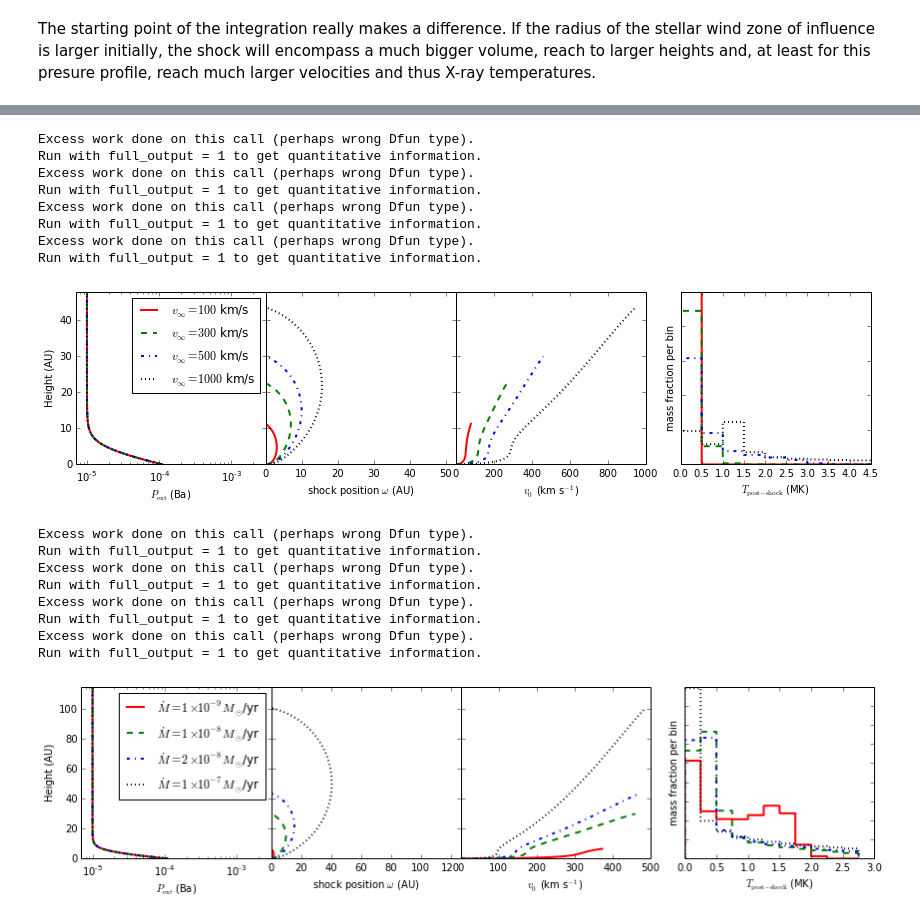
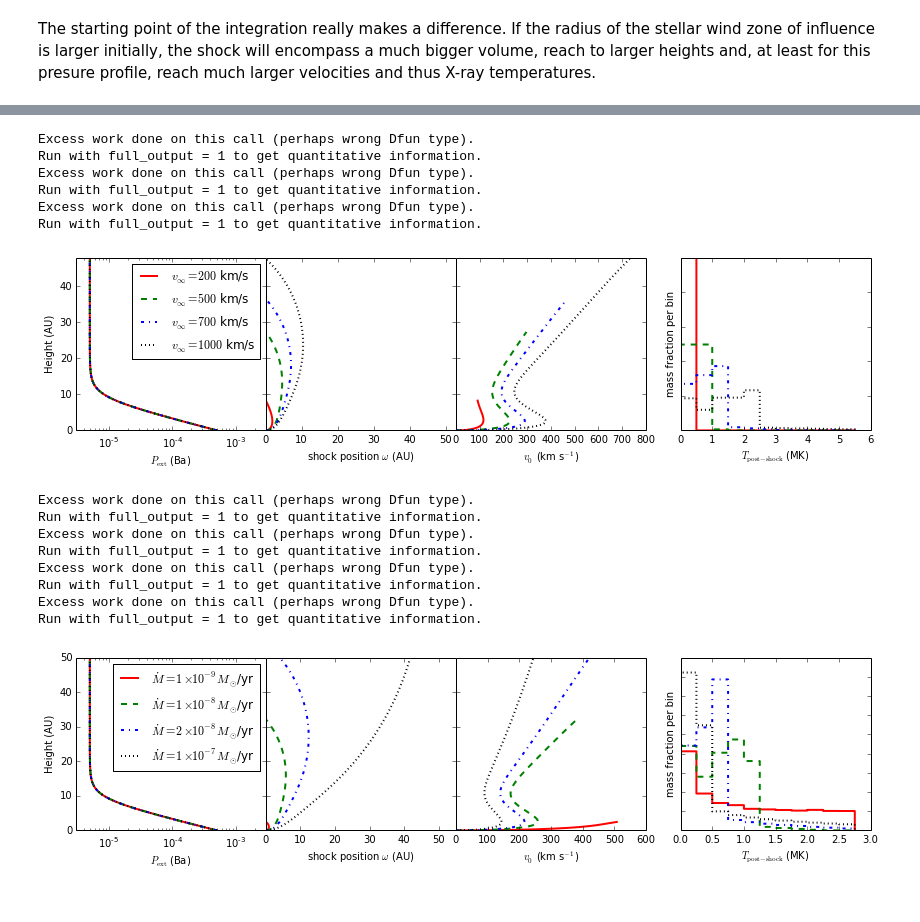
Before and after one commit to hamogu/RecollimationXrayCTTS, a Jupyter notebook: scripts/jet_recol_shocks.ipynb, the cells around one changed output, grey strips where cells are left out. Drawn from its saved outputs; the diff is of its cells as text; code cells hidden in the pictures.

Commit message:
Update fiducial model

```diff
--- a/scripts/jet_recol_shocks.ipynb
+++ b/scripts/jet_recol_shocks.ipynb
@@ -419,11 +423,11 @@ Run with full_output = 1 to get quantitative information.
 # %%
-p_fiducial = ExpPres(1e-4, 2, p_inf = 1e-5)
-v_fiducial = 5e7
+p_fiducial = ExpPres(5e-4, 2, p_inf = 5e-6)
+v_fiducial = 6e7
 mdot_fiducial = 6e17
 omega_fiducial = 0.01
 # %%
 ode = StellarWindShock(p_fiducial, v_fiducial, mdot_fiducial)
-z = np.arange(0,40., .01)
+z = np.arange(0,50., .01)
 
 fig, axes = StellarWindShock.setup_plot()
 
@@ -436,7 +440,7 @@ for omega0,c,l in zip([omega_fiducial, 0.1,2, ode.start()], 'rgbk',
 
 axes[3].set_ylim([0, None])
 axes[0].legend()
-axes[0].set_ylim([0,34])
+#axes[0].set_ylim([0,34])
 axes[0].set_xlim([3e-6,3e-3])
 set_aspect_equal(axes[1])
 
@@ -489,7 +493,7 @@ ax4.set_ylabel('mass fraction per bin')
 ax41.set_ylabel('mass fraction per bin')
 
 for h,c,l in zip([0.5,2,5,10], 'rgbk', ['solid', 'dashed', 'dashdot', 'dotted'] ):
-    pexp = ExpPres(1e-4, h, p_inf = 1e-5)
+    pexp = ExpPres(5e-4, h, p_inf = 5e-6)
     ode = StellarWindShock(pexp, v_fiducial, mdot_fiducial)
     ode.solve(omega_fiducial, z)
     ode.plot_params([ax11,ax21,ax31,ax41], label='$h={0}$ AU'.format(h),
@@ -498,7 +502,7 @@ for h,c,l in zip([0.5,2,5,10], 'rgbk', ['solid', 'dashed', 'dashdot', 'dotted']
 ax21.legend()
 
 for h,c,l in zip([0.5,2,5,10], 'rgbk', ['solid', 'dashed', 'dashdot', 'dotted'] ):
-    pexp = ExpPres(1e-4/h**1.5, h, p_inf = 1e-5)
+    pexp = ExpPres(5e-4/h**1.5, h, p_inf = 5e-6)
     ode = StellarWindShock(pexp, v_fiducial, mdot_fiducial)
     ode.solve(omega_fiducial, z)
     ode.plot_params([ax1,ax2,ax3,ax4], label='$h={0}$ AU'.format(h),
@@ -506,8 +510,8 @@ for h,c,l in zip([0.5,2,5,10], 'rgbk', ['solid', 'dashed', 'dashdot', 'dotted']
 
 ax3.set_ylim([0, None])
 ax2.set_xlim([0,None])
-ax1.set_ylim([0,34])
-ax1.set_xlim([7e-6,1e-4])
+#ax1.set_ylim([0,48])
+ax1.set_xlim([3e-6,3e-3])
 ax4.set_ylim([0,.89])
 set_aspect_equal(ax2)
 #set_aspect_equal(ax21)
@@ -538,19 +542,19 @@ z = np.arange(0,50., .01)
 
 fig, axes = StellarWindShock.setup_plot()
 
-for v,c,l in zip([1e7,3e7,5e7, 10e7], 'rgbk', ['solid', 'dashed', 'dashdot', 'dotted'] ):
+for v,c,l in zip([2e7,5e7,7e7, 10e7], 'rgbk', ['solid', 'dashed', 'dashdot', 'dotted'] ):
 
     ode = StellarWindShock(p_fiducial, v, mdot_fiducial)
     ode.solve(omega_fiducial, z)
     ode.plot_params(axes, label='$v_{{\\infty}}={0:3.0f}$ km/s'.format(v/1e5),
-                    bins=np.arange(0,4.51,.5), color=c, linestyle=l, linewidth=2)
+                    bins=np.arange(0,5.51,.5), color=c, linestyle=l, linewidth=2)
 
 #axes[1].plot(np.sqrt(ode.R0(ode.z)**2 - ode.z**2), ode.z, 'k', label='maximum radius')
 axes[3].set_ylim([0, None])
 axes[0].legend()
 axes[2].set_xlim([0,None])
 axes[0].set_ylim([0,48])
-axes[0].set_xlim([7e-6, 3e-3])
+axes[0].set_xlim([3e-6, 3e-3])
 set_aspect_equal(axes[1])
 
 fig.savefig(plotdir + 'v_infty/v_infty.png')
@@ -562,9 +566,7 @@ Excess work done on this call (perhaps wrong Dfun type).
 Run with full_output = 1 to get quantitative information.
 Excess work done on this call (perhaps wrong Dfun type).
 Run with full_output = 1 to get quantitative information.
-Excess work done on this call (perhaps wrong Dfun type).
-Run with full_output = 1 to get quantitative information.
-[figure, old version]
+[figure, new version]
 # %%
 def mdotlatex(value):
     '''Format number to nice string in LaTeX'''
@@ -575,36 +577,36 @@ def mdotlatex(value):
     return latex_value
 
 z = np.arange(0,1500., .01)
 
 fig, axes = StellarWindShock.setup_plot()
 
 for m,c,l in zip([6e16,6e17, 12e17, 6e18], 'rgbk', ['solid', 'dashed', 'dashdot', 'dotted'] ):
 
     ode = StellarWindShock(p_fiducial, v_fiducial, m)
     ode.solve(omega_fiducial, z)
     ode.plot_params(axes, label='$\dot M={0} M_{{\\odot}}$/yr'.format(mdotlatex(ode.m_dot_sun_yr)),
                     bins=np.arange(0,3.,.25), color=c, linestyle=l, linewidth=2)
 
 #axes[1].plot(np.sqrt(ode.R0(ode.z)**2 - ode.z**2), ode.z, 'k', label='maximum radius')
 axes[3].set_ylim([0, None])
 axes[0].legend()
-axes[0].set_xlim([7e-6,3e-3])
+axes[0].set_xlim([3e-6,3e-3])
 axes[2].set_xlim([0,None])
-axes[0].set_ylim([0,115])
+axes[0].set_ylim([0,50])
 
 set_aspect_equal(axes[1])
 fig.savefig(plotdir + 'dot_m/dot_m.png')
 fig.savefig(plotdir + 'dot_m/dot_m.eps')
 # %% [output]
 Excess work done on this call (perhaps wrong Dfun type).
 Run with full_output = 1 to get quantitative information.
 Excess work done on this call (perhaps wrong Dfun type).
 Run with full_output = 1 to get quantitative information.
 Excess work done on this call (perhaps wrong Dfun type).
 Run with full_output = 1 to get quantitative information.
 Excess work done on this call (perhaps wrong Dfun type).
 Run with full_output = 1 to get quantitative information.
-[figure, old version]
+[figure, new version]
 # %%
 def Tlatex(value):
     '''Format number to nice string in LaTeX'''
```
Also changed, not shown: parts of 13 cells of this notebook, 13 other files.
